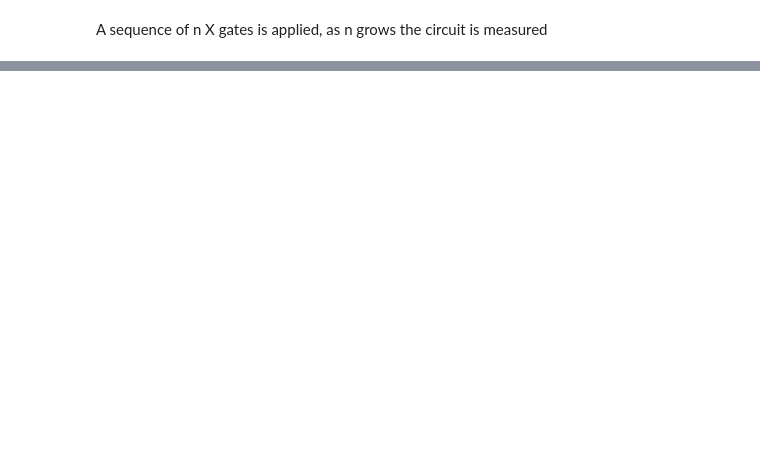
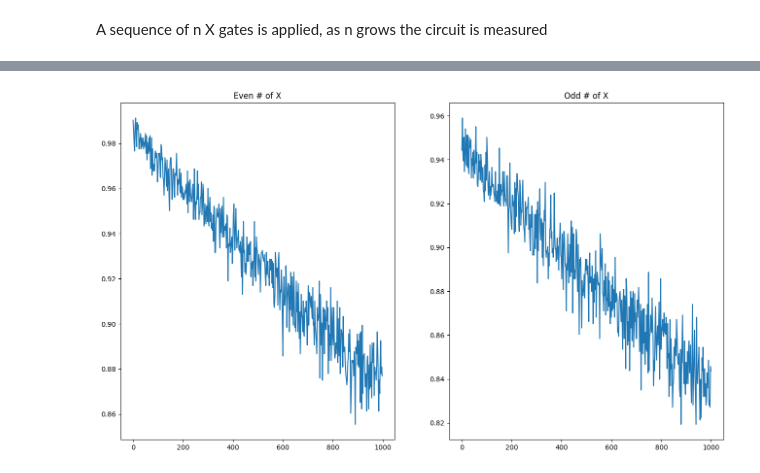
Before and after one commit to FedeFixxo/Quantum-Computing, a Jupyter notebook: Notebooks/Series of X gates.ipynb, the cells around one changed output, grey strips where cells are left out. Cells and saved outputs as stored; diff of their text form; code cells hidden in the pictures; blank space fills up the shorter version.

```diff
--- a/Notebooks/Series of X gates.ipynb
+++ b/Notebooks/Series of X gates.ipynb
@@ -51,0 +54,13 @@ plt.plot(data.values())
+# %%
+# Try to see any asymmetry due to the number of X gates (split even and odd)
+v = list(data.values())
+plt.figure(figsize=(16, 9))
+plt.subplot(1, 2, 1)
+plt.gca().title.set_text('Even # of X')
+plt.plot( [i for i in range(0, len(v), 2)], [ v[i] for i in range(0, len(v), 2)  ] )
+plt.subplot(1, 2, 2)
+plt.gca().title.set_text('Odd # of X')
+plt.plot( [i for i in range(1, len(v), 2)], [ v[i] for i in range(1, len(v), 2)  ] )
+plt.show()
+# %% [output]
+[figure, added]
```
Also changed, not shown: parts of 6 cells of this notebook.
